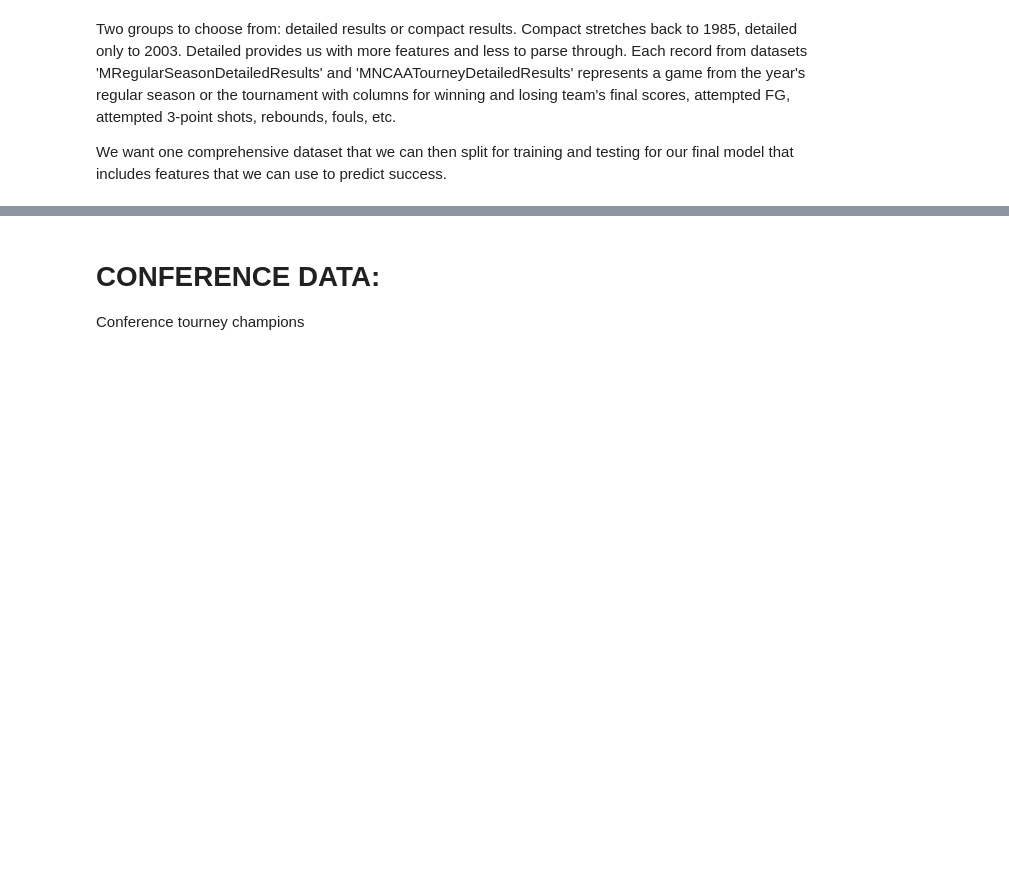
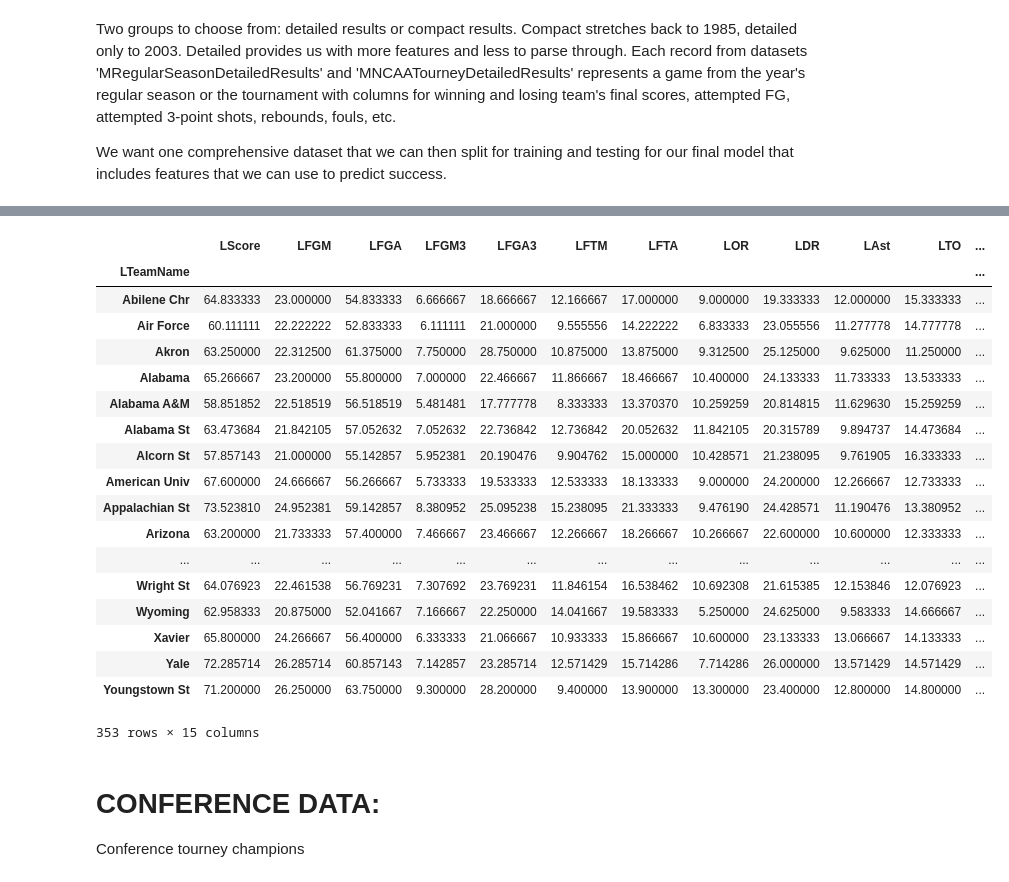
Before and after one commit to daniel-valdes/NCAA_ML_Proj, a Jupyter notebook: explore.ipynb, the cells around one changed output, grey strips where cells are left out. Saved outputs shown, nothing was run; the diff lists cells and outputs as text; code cells hidden in the pictures; blank space fills up the shorter version.

```diff
--- a/explore.ipynb
+++ b/explore.ipynb
@@ -80,3 +106,31 @@ season;
+# %%
+losers = season_2019.drop(columns=['WFGM', 'WFGA', 'WFGM3', 'WFGA3', 'WFTM', 'WFTA', 'WOR', 'WDR',
+                 'WAst', 'WTO', 'WStl', 'WBlk', 'WPF', 'Season', 'DayNum', 'NumOT','WTeamName','WScore','WLoc','WYearsExp'])
+
+losers;
+# %%
+losers_grouped = losers.groupby(['LTeamName'])
+losers_grouped.mean()
+# %% [output]
+|  | LScore | LFGM | LFGA | LFGM3 | LFGA3 | LFTM | LFTA | LOR | LDR | LAst | LTO | ... |
+| LTeamName |  |  |  |  |  |  |  |  |  |  |  | ... |
+| Abilene Chr | 64.833333 | 23.000000 | 54.833333 | 6.666667 | 18.666667 | 12.166667 | 17.000000 | 9.000000 | 19.333333 | 12.000000 | 15.333333 | ... |
+| Air Force | 60.111111 | 22.222222 | 52.833333 | 6.111111 | 21.000000 | 9.555556 | 14.222222 | 6.833333 | 23.055556 | 11.277778 | 14.777778 | ... |
+| Akron | 63.250000 | 22.312500 | 61.375000 | 7.750000 | 28.750000 | 10.875000 | 13.875000 | 9.312500 | 25.125000 | 9.625000 | 11.250000 | ... |
+| Alabama | 65.266667 | 23.200000 | 55.800000 | 7.000000 | 22.466667 | 11.866667 | 18.466667 | 10.400000 | 24.133333 | 11.733333 | 13.533333 | ... |
+| Alabama A&M | 58.851852 | 22.518519 | 56.518519 | 5.481481 | 17.777778 | 8.333333 | 13.370370 | 10.259259 | 20.814815 | 11.629630 | 15.259259 | ... |
+| Alabama St | 63.473684 | 21.842105 | 57.052632 | 7.052632 | 22.736842 | 12.736842 | 20.052632 | 11.842105 | 20.315789 | 9.894737 | 14.473684 | ... |
+| Alcorn St | 57.857143 | 21.000000 | 55.142857 | 5.952381 | 20.190476 | 9.904762 | 15.000000 | 10.428571 | 21.238095 | 9.761905 | 16.333333 | ... |
+| American Univ | 67.600000 | 24.666667 | 56.266667 | 5.733333 | 19.533333 | 12.533333 | 18.133333 | 9.000000 | 24.200000 | 12.266667 | 12.733333 | ... |
+| Appalachian St | 73.523810 | 24.952381 | 59.142857 | 8.380952 | 25.095238 | 15.238095 | 21.333333 | 9.476190 | 24.428571 | 11.190476 | 13.380952 | ... |
+| Arizona | 63.200000 | 21.733333 | 57.400000 | 7.466667 | 23.466667 | 12.266667 | 18.266667 | 10.266667 | 22.600000 | 10.600000 | 12.333333 | ... |
+| ... | ... | ... | ... | ... | ... | ... | ... | ... | ... | ... | ... | ... |
+| Wright St | 64.076923 | 22.461538 | 56.769231 | 7.307692 | 23.769231 | 11.846154 | 16.538462 | 10.692308 | 21.615385 | 12.153846 | 12.076923 | ... |
+| Wyoming | 62.958333 | 20.875000 | 52.041667 | 7.166667 | 22.250000 | 14.041667 | 19.583333 | 5.250000 | 24.625000 | 9.583333 | 14.666667 | ... |
+| Xavier | 65.800000 | 24.266667 | 56.400000 | 6.333333 | 21.066667 | 10.933333 | 15.866667 | 10.600000 | 23.133333 | 13.066667 | 14.133333 | ... |
+| Yale | 72.285714 | 26.285714 | 60.857143 | 7.142857 | 23.285714 | 12.571429 | 15.714286 | 7.714286 | 26.000000 | 13.571429 | 14.571429 | ... |
+| Youngstown St | 71.200000 | 26.250000 | 63.750000 | 9.300000 | 28.200000 | 9.400000 | 13.900000 | 13.300000 | 23.400000 | 12.800000 | 14.800000 | ... |
+353 rows × 15 columns
 # %% [markdown]
 # CONFERENCE DATA:
 Conference tourney champions
```
Also changed, not shown: parts of 9 cells of this notebook.
